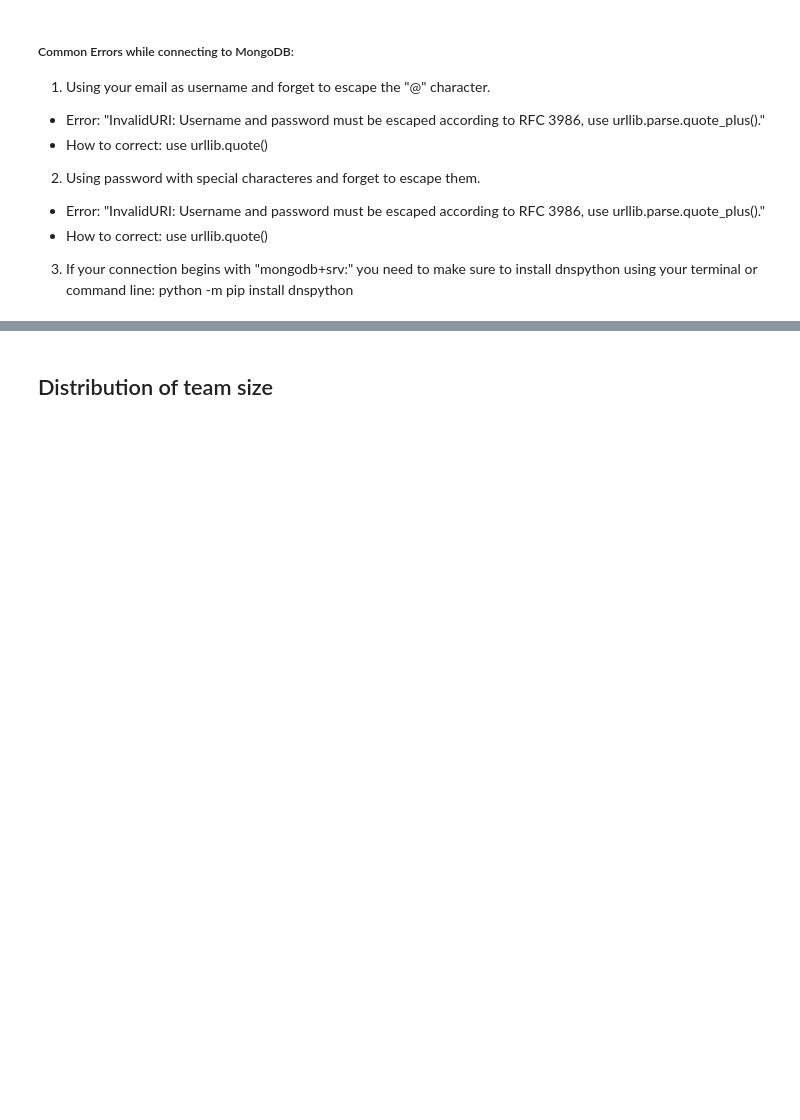
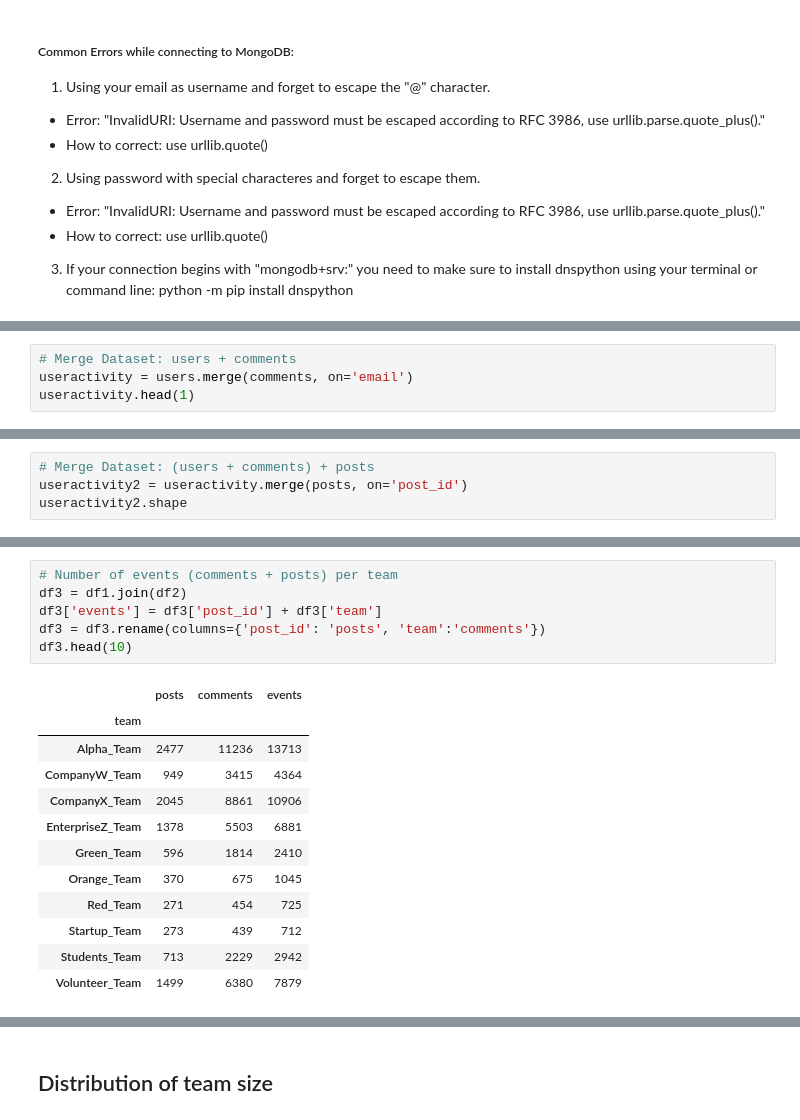
Before and after one commit to reisdebora/user-activity, a Jupyter notebook: notebook.ipynb, the cells around one changed output, grey strips where cells are left out. Saved outputs shown, nothing was run; the diff lists cells and outputs as text; blank space fills up the shorter version.

```diff
--- a/notebook.ipynb
+++ b/notebook.ipynb
@@ -101,0 +201,4 @@ events.head()
+# %%
+# Merge Dataset: users + comments
+useractivity = users.merge(comments, on='email')
+useractivity.head(1)
@@ -101,0 +208,4 @@ events.head()
+# %%
+# Merge Dataset: (users + comments) + posts
+useractivity2 = useractivity.merge(posts, on='post_id')
+useractivity2.shape
@@ -101,0 +274,19 @@ events.head()
+# %%
+# Number of events (comments + posts) per team
+df3 = df1.join(df2)
+df3['events'] = df3['post_id'] + df3['team']
+df3 = df3.rename(columns={'post_id': 'posts', 'team':'comments'})
+df3.head(10)
+# %% [output]
+|  | posts | comments | events |
+| team |  |  |  |
+| Alpha_Team | 2477 | 11236 | 13713 |
+| CompanyW_Team | 949 | 3415 | 4364 |
+| CompanyX_Team | 2045 | 8861 | 10906 |
+| EnterpriseZ_Team | 1378 | 5503 | 6881 |
+| Green_Team | 596 | 1814 | 2410 |
+| Orange_Team | 370 | 675 | 1045 |
+| Red_Team | 271 | 454 | 725 |
+| Startup_Team | 273 | 439 | 712 |
+| Students_Team | 713 | 2229 | 2942 |
+| Volunteer_Team | 1499 | 6380 | 7879 |
```
Also changed, not shown: parts of 41 cells of this notebook.
